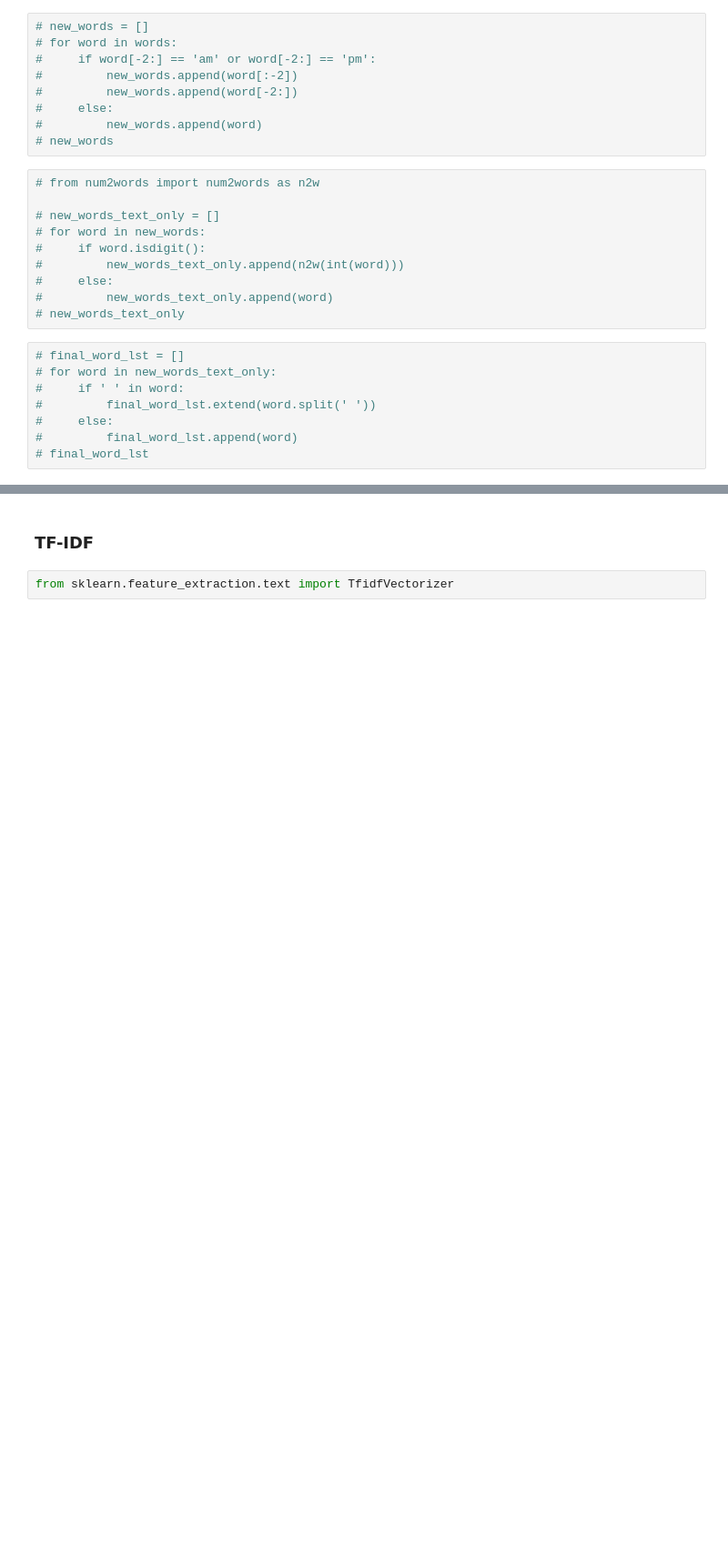
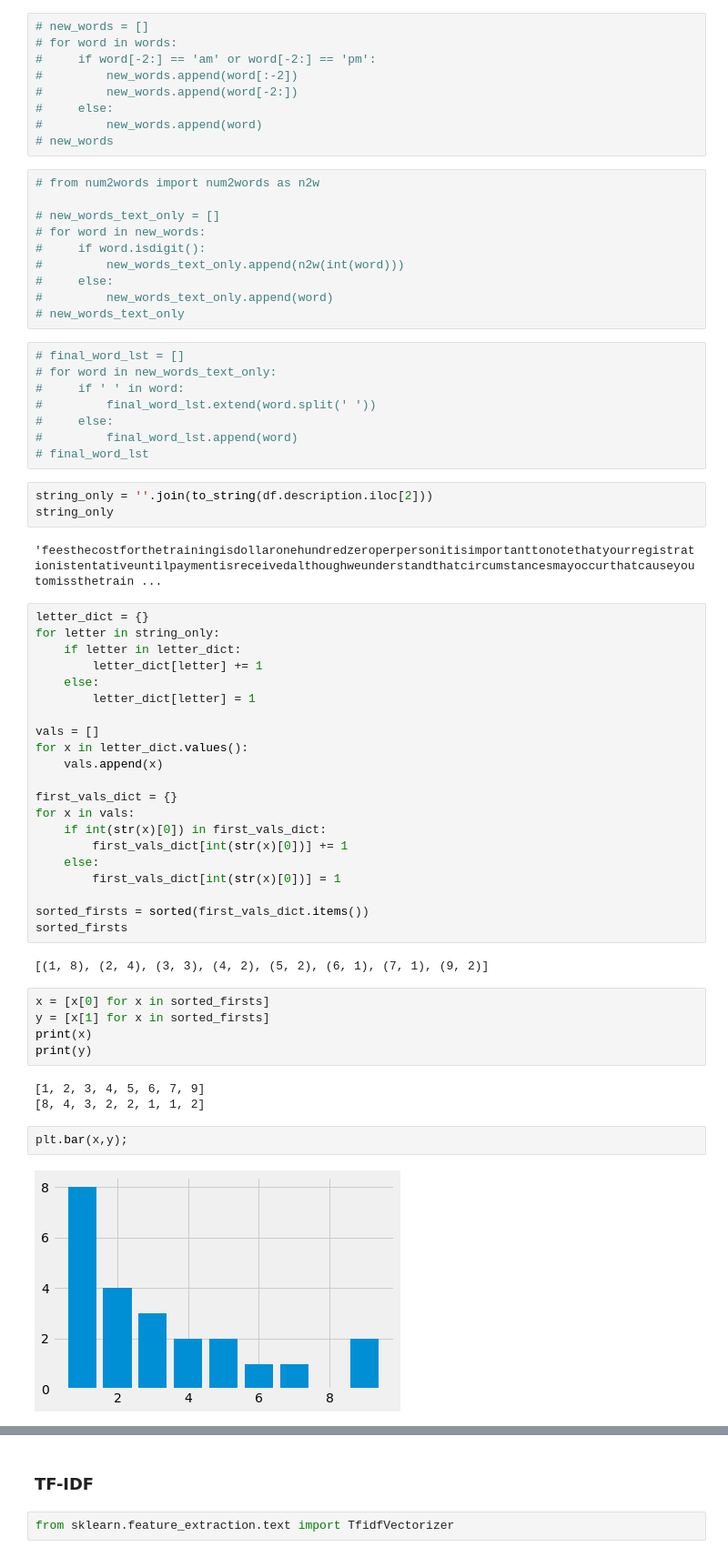
Before and after one commit to nicleong27/Detecting_Fraud, a Jupyter notebook: david_eda.ipynb, the cells around one changed output, grey strips where cells are left out. Shown at 91% size. Drawn from its saved outputs; the diff is of its cells as text; blank space fills up the shorter version.

```diff
--- a/david_eda.ipynb
+++ b/david_eda.ipynb
@@ -228,3 +237,43 @@ to_string(df.description.iloc[2])
 #     else:
 #         final_word_lst.append(word)
 # final_word_lst
+# %%
+string_only = ''.join(to_string(df.description.iloc[2]))
+string_only
+# %% [output]
+'feesthecostforthetrainingisdollaronehundredzeroperpersonitisimportanttonotethatyourregistrationistentativeuntilpaymentisreceivedalthoughweunderstandthatcircumstancesmayoccurthatcauseyoutomissthetrain ...
+# %%
+letter_dict = {}
+for letter in string_only:
+    if letter in letter_dict:
+        letter_dict[letter] += 1
+    else:
+        letter_dict[letter] = 1
+
+vals = []
+for x in letter_dict.values():
+    vals.append(x)
+
+first_vals_dict = {}
+for x in vals:
+    if int(str(x)[0]) in first_vals_dict:
+        first_vals_dict[int(str(x)[0])] += 1
+    else:
+        first_vals_dict[int(str(x)[0])] = 1
+
+sorted_firsts = sorted(first_vals_dict.items())
+sorted_firsts
+# %% [output]
+[(1, 8), (2, 4), (3, 3), (4, 2), (5, 2), (6, 1), (7, 1), (9, 2)]
+# %%
+x = [x[0] for x in sorted_firsts]
+y = [x[1] for x in sorted_firsts]
+print(x)
+print(y)
+# %% [output]
+[1, 2, 3, 4, 5, 6, 7, 9]
+[8, 4, 3, 2, 2, 1, 1, 2]
+# %%
+plt.bar(x,y);
+# %% [output]
+[figure, added]
```
Also changed, not shown: parts of 5 cells of this notebook.
